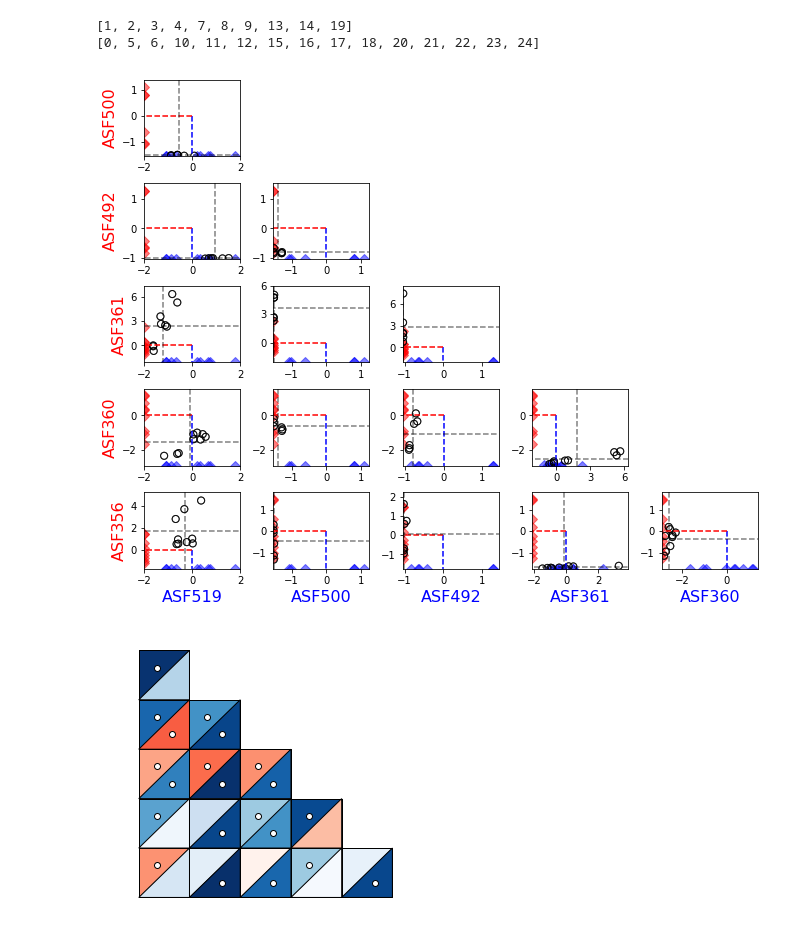
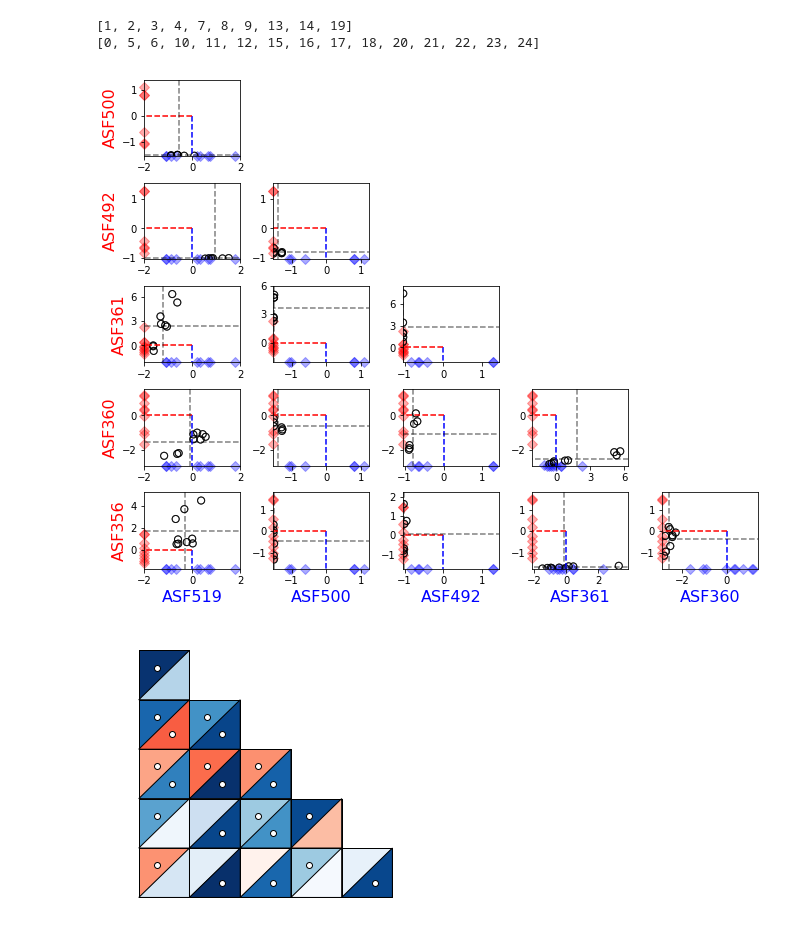
Before and after one commit to gregmedlock/asf_interactions, a Jupyter notebook: bin/abundance_plotting.ipynb, the cells around one changed output. Cells and saved outputs as stored; diff of their text form; code cells hidden in the pictures.

Commit message:
trying clip_on=False for qPCR plot

```diff
--- a/bin/abundance_plotting.ipynb
+++ b/bin/abundance_plotting.ipynb
@@ -140,8 +142,8 @@ for species_1 in species:
 
             ax_index = position_dict[str([species_1,species_2])]
             ax = axes[ax_index][0]
-            ax.scatter(species_2_cross,species_1_df,color='red',alpha=0.5,s=50,marker='D')
-            ax.scatter(species_2_df,species_1_cross,color='blue',alpha=0.5,s=50,marker='D')
+            ax.scatter(species_2_cross,species_1_df,color='red',alpha=0.33,s=50,marker='D',clip_on=False)
+            ax.scatter(species_2_df,species_1_cross,color='blue',alpha=0.33,s=50,marker='D',clip_on=False)
             ax.scatter(spec2_z_coculture,spec1_z_coculture,color='black',alpha=0.75,s=50,marker='o',facecolors="None")
             xlim = ax.get_xlim()
             ylim = ax.get_ylim()
@@ -160,34 +162,34 @@ for species_1 in species:
             ax.set_ylim((new_lower_y_lim,ylim[1]))
 
             # force tick labels to be at integers only
             ya = ax.get_yaxis()
             ya.set_major_locator(MaxNLocator(integer=True))
             xa = ax.get_xaxis()
             xa.set_major_locator(MaxNLocator(integer=True))
             ax.locator_params(nbins=4)
 # delete the unused axes
 for ax_index in unnocupied:
     fig.delaxes(axes[ax_index])
 
 # Add text labels indicating species
 axes[0].set_ylabel('ASF500',fontsize=16,color='red')
 axes[5].set_ylabel('ASF492',fontsize=16,color='red')
 axes[10].set_ylabel('ASF361',fontsize=16,color='red')
 axes[15].set_ylabel('ASF360',fontsize=16,color='red')
 axes[20].set_ylabel('ASF356',fontsize=16,color='red')
 
 axes[20].set_xlabel('ASF519',fontsize=16,color='blue')
 axes[21].set_xlabel('ASF500',fontsize=16,color='blue')
 axes[22].set_xlabel('ASF492',fontsize=16,color='blue')
 axes[23].set_xlabel('ASF361',fontsize=16,color='blue')
 axes[24].set_xlabel('ASF360',fontsize=16,color='blue')
 
 #fig.locator_params(nticks=4)
 fig.subplots_adjust(wspace=.35,hspace=0.35)
 fig.set_size_inches(11,9)
 plt.savefig('../results/qPCR_grid_20171115.svg',format='svg')
 # %% [output]
-[figure, old version]
+[figure, new version]
 # %%
 fig, ax = plt.subplots()
 species_used = []
```
Also changed, not shown: parts of 1 cell of this notebook, 4 other files.
